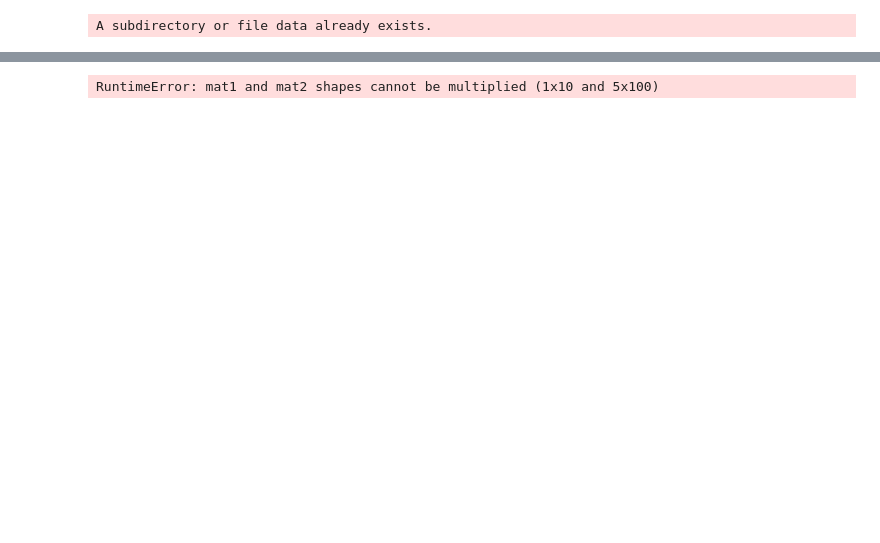
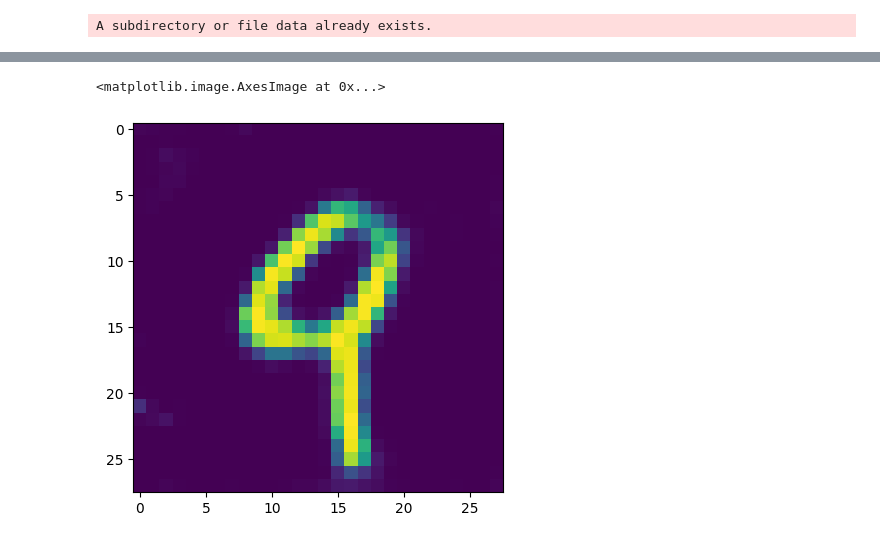
Before and after one commit to Marcus-Friis/aml-mini-project, a Jupyter notebook: autoencoder_mnist.ipynb, the cells around one changed output, grey strips where cells are left out. Cells and saved outputs as stored; diff of their text form; code cells hidden in the pictures; blank space fills up the shorter version.

```diff
--- a/autoencoder_mnist.ipynb
+++ b/autoencoder_mnist.ipynb
@@ -94,6 +138,7 @@ for x, _ in valloader:
 # %%
-z = torch.randn(1, 10)
+z = torch.randn(1,10).to(device)
 
-plt.imshow(model.decode(z).detach().numpy()[0][0])
+plt.imshow(model.decode(z).cpu().detach().numpy()[0][0])
 # %% [output]
-RuntimeError: mat1 and mat2 shapes cannot be multiplied (1x10 and 5x100)
+<matplotlib.image.AxesImage at 0x...>
+[figure, added]
```
Also changed, not shown: parts of 7 cells of this notebook.
